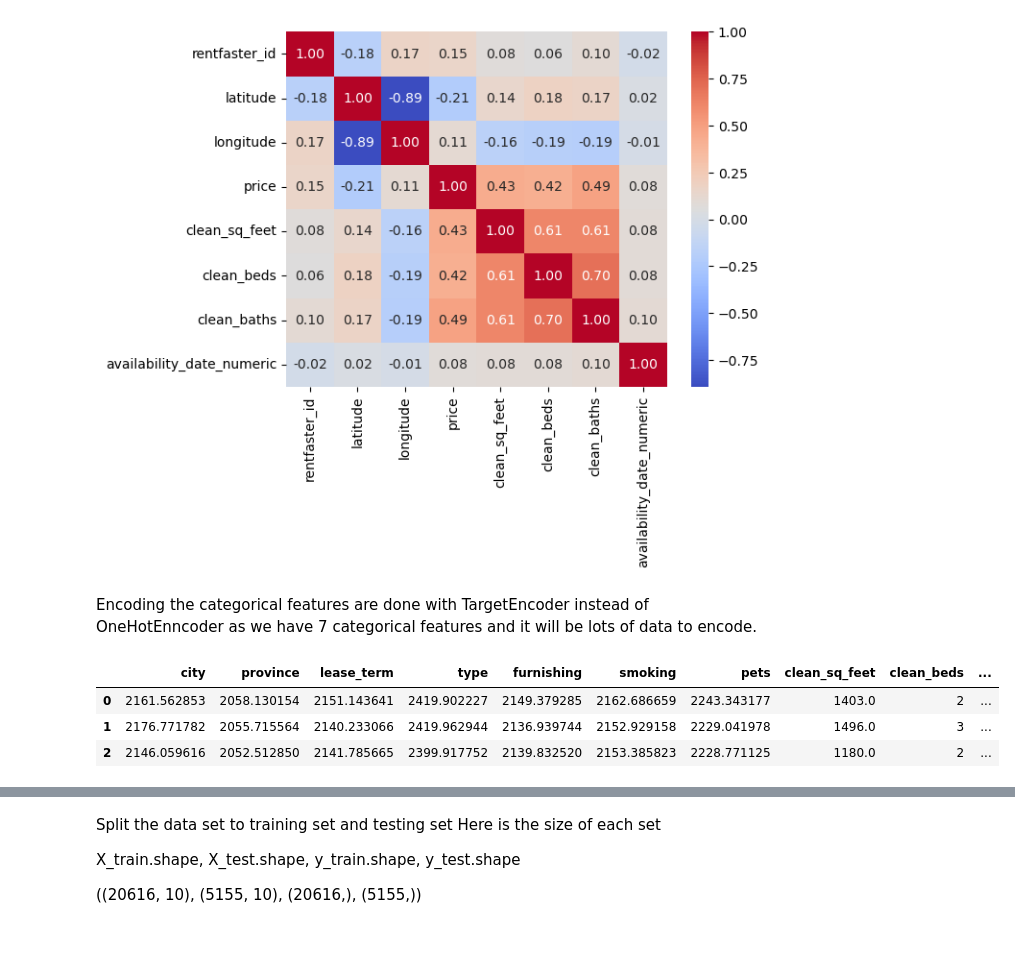
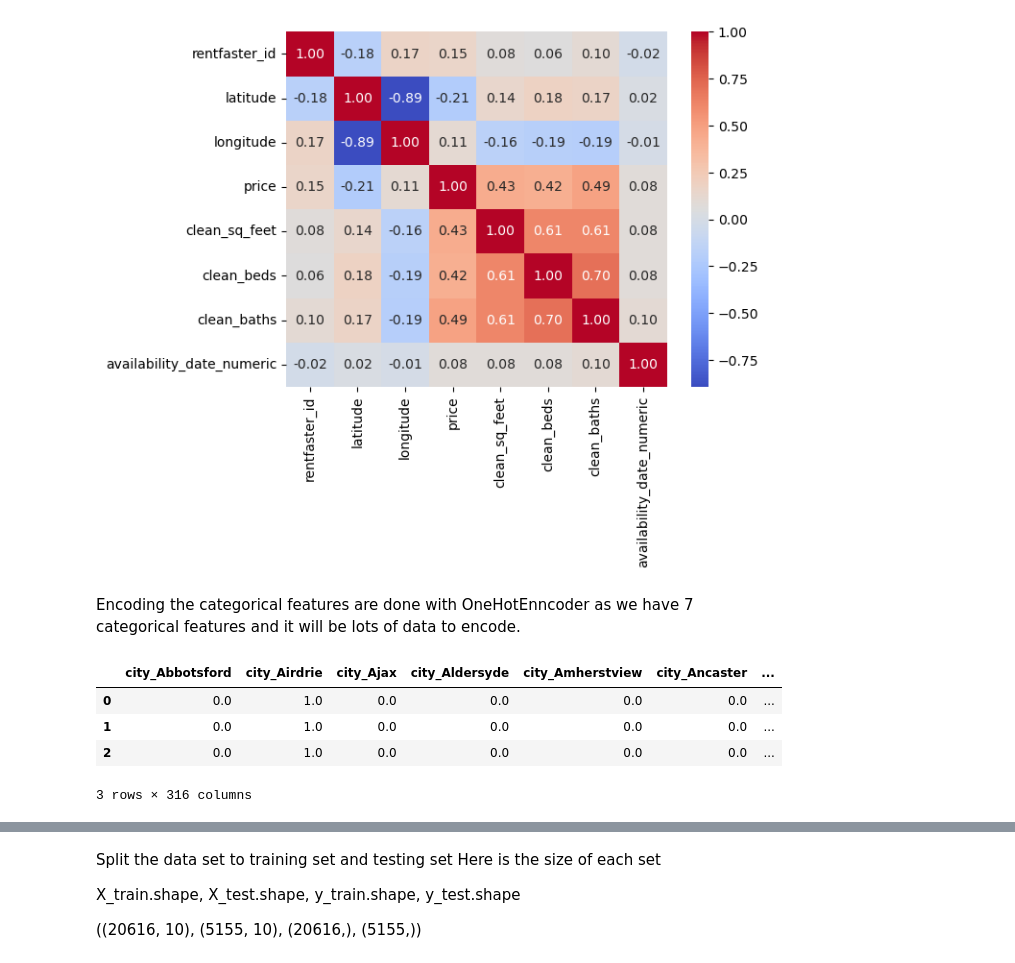
Before and after one commit to Masoum/Masoum_RegressionProject, a Jupyter notebook: Masoum_regression_Project.ipynb, the cells around one changed output, grey strips where cells are left out. Cells and saved outputs as stored; diff of their text form; code cells hidden in the pictures.

```diff
--- a/Masoum_regression_Project.ipynb
+++ b/Masoum_regression_Project.ipynb
@@ -408,7 +410,8 @@ pets: 3 unique values
 #We need to remove few features  that does not have high correlations with price like 'latitude','longitude','availability_date_numeric','rentfaster_id'
 canadian_rental_numeric = canadian_rental.select_dtypes(['int64','float64','number'])
 sns.heatmap(canadian_rental_numeric.corr(),annot=True, cmap='coolwarm',fmt='.2f')
-canadian_rental.drop(columns=['latitude','longitude','availability_date_numeric','rentfaster_id'],axis=1,inplace=True)
+canadian_rental.drop(columns=['availability_date_numeric','rentfaster_id'],axis=1,inplace=True)
+# 'latitude','longitude',
 categorical_cols = canadian_rental.select_dtypes(include=['object']).columns
 
 #2-Remove high Cardinality features
@@ -430,29 +433,32 @@ clean_availability_date: 130 unique values
 pets: 3 unique values
 [figure]
 # %% [markdown]
-Encoding the categorical features are done with TargetEncoder instead of OneHotEnncoder as we have 7 categorical features and it will be lots of data to encode.
+Encoding the categorical features are done with OneHotEnncoder as we have 7 categorical features and it will be lots of data to encode.
 # %%
-#Encoding categorical columns
-# To reduce number of columns I use TargetEncoding instead of OneHotEncoding
-#Instead of One-Hot Encoding, use Target Encoding for categorical variables with many values.
+# #Encoding categorical columns
+# #Use OneHotEncoding for categorical variables
 
 # Define categorical columns
-categorical_cols = ['city', 'province', 'lease_term', 'type','furnishing', 'smoking', 'pets']
-numerical_cols = [col for col in canadian_rental.select_dtypes(include=['float64','int64','number']).columns if col != 'price']
-target_enc = TargetEncoder()
+categorical_cols = ['city', 'province', 'lease_term', 'type', 'furnishing', 'smoking', 'pets']
 
-# Apply Target Encoding on categorical columns
-canadian_rental_encoded_categoric = target_enc.fit_transform(canadian_rental[categorical_cols], canadian_rental['price'])
+# Initialize OneHotEncoder
+onehot_enc = OneHotEncoder(sparse_output=False, handle_unknown='ignore')
+
+# Apply OneHotEncoder on categorical columns
+canadian_rental_encoded_categoric = onehot_enc.fit_transform(canadian_rental[categorical_cols])
 
 # Convert to DataFrame and restore column names
-encoded_cats_df = pd.DataFrame(canadian_rental_encoded_categoric, columns=categorical_cols)
+encoded_cats_df = pd.DataFrame(canadian_rental_encoded_categoric, columns=onehot_enc.get_feature_names_out())
+
+# Select numerical columns (excluding target variable 'price')
+numerical_cols = [col for col in canadian_rental.select_dtypes(include=['float64', 'int64', 'number']).columns if col != 'price']
 
 # Concatenate numerical and encoded categorical features
-canadian_rental_encoded_all = pd.concat([encoded_cats_df, canadian_rental[numerical_cols]], axis=1)
-
+canadian_rental_encoded_all = pd.concat([encoded_cats_df, canadian_rental[numerical_cols].reset_index(drop=True)], axis=1)
 canadian_rental_encoded_all.head(3)
 # %% [output]
-|  | city | province | lease_term | type | furnishing | smoking | pets | clean_sq_feet | clean_beds | ... |
-| 0 | 2161.562853 | 2058.130154 | 2151.143641 | 2419.902227 | 2149.379285 | 2162.686659 | 2243.343177 | 1403.0 | 2 | ... |
-| 1 | 2176.771782 | 2055.715564 | 2140.233066 | 2419.962944 | 2136.939744 | 2152.929158 | 2229.041978 | 1496.0 | 3 | ... |
-| 2 | 2146.059616 | 2052.512850 | 2141.785665 | 2399.917752 | 2139.832520 | 2153.385823 | 2228.771125 | 1180.0 | 2 | ... |
+|  | city_Abbotsford | city_Airdrie | city_Ajax | city_Aldersyde | city_Amherstview | city_Ancaster | ... |
+| 0 | 0.0 | 1.0 | 0.0 | 0.0 | 0.0 | 0.0 | ... |
+| 1 | 0.0 | 1.0 | 0.0 | 0.0 | 0.0 | 0.0 | ... |
+| 2 | 0.0 | 1.0 | 0.0 | 0.0 | 0.0 | 0.0 | ... |
+3 rows × 316 columns
```
Also changed, not shown: parts of 23 cells of this notebook.
